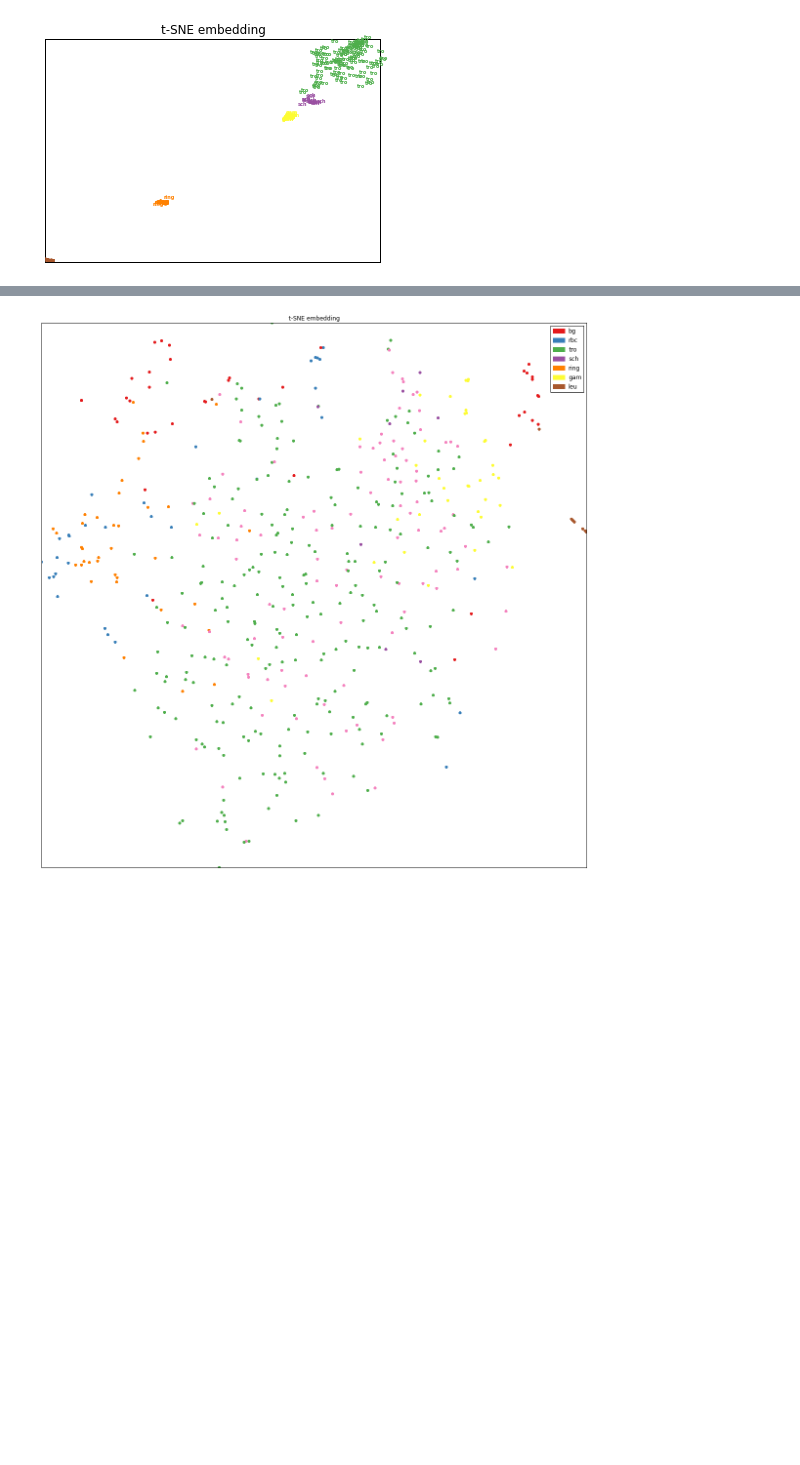
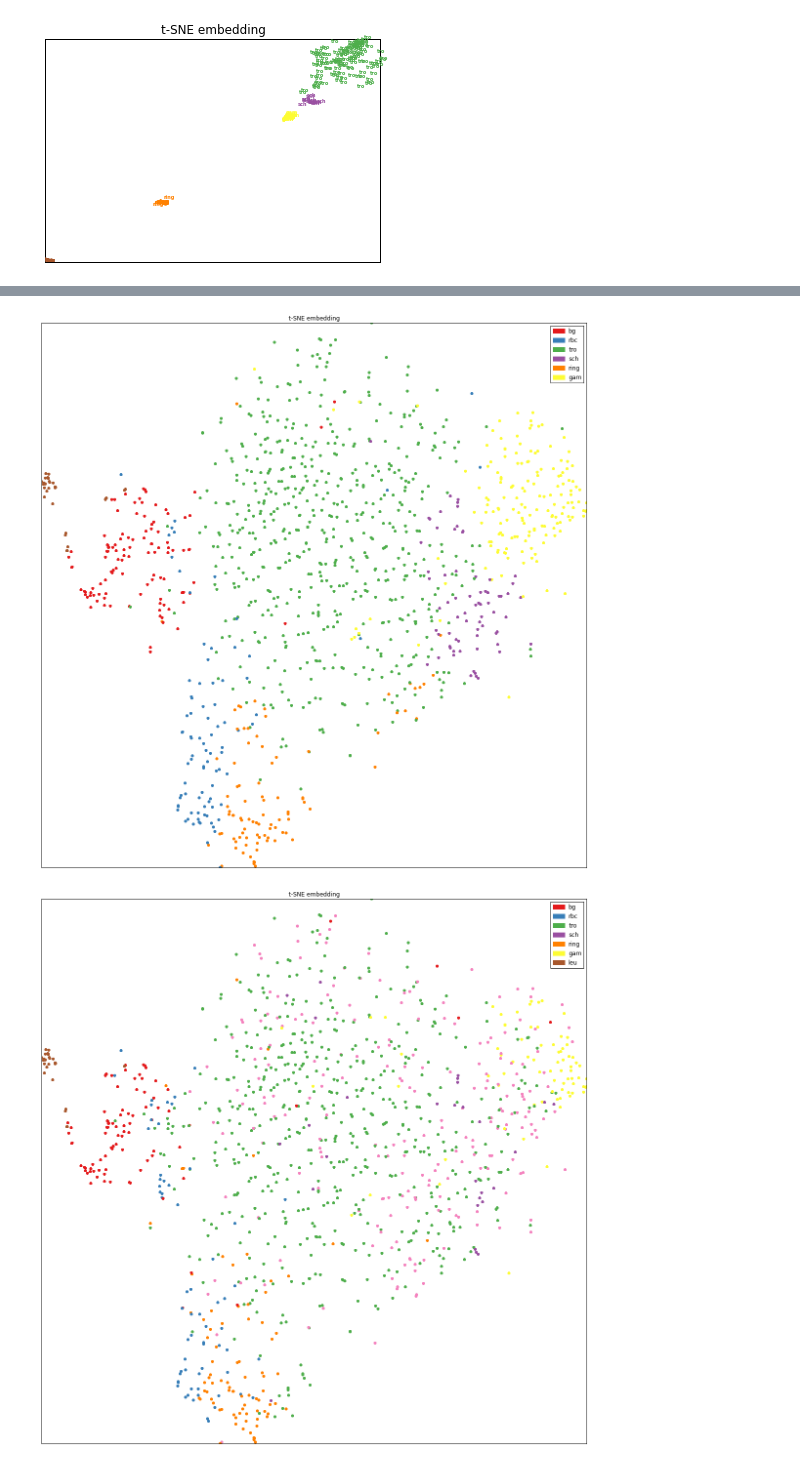
Before and after one commit to jhung0/VOC_format, a Jupyter notebook: tsne.ipynb, the cells around one changed output, grey strips where cells are left out. Saved outputs shown, nothing was run; the diff lists cells and outputs as text; code cells hidden in the pictures; blank space fills up the shorter version.

```diff
--- a/tsne.ipynb
+++ b/tsne.ipynb
@@ -153,7 +172,8 @@ filenames.extend(filenames2)
 num_images = len(filenames)
 random.shuffle(filenames)
 
-model_file = os.path.join(caffe_dir, 'models/bvlc_reference_caffenet/caffenet_train_iter_5000.caffemodel')
+model_file = 'models/bvlc_reference_caffenet/caffenet_train_iter_50000.caffemodel' #bvlc_reference_caffenet.caffemodel' #
+model_file = os.path.join(caffe_dir, model_file)
 deploy_prototxt = os.path.join(caffe_dir, 'models/bvlc_reference_caffenet/deploy.prototxt')
 net = caffe.Net(deploy_prototxt, model_file, caffe.TEST)
 net.name = os.path.splitext(os.path.basename(model_file))[0]
@@ -170,7 +190,8 @@ blob.ParseFromString(data)
 arr = np.array( caffe.io.blobproto_to_array(blob) )
 out = arr[0]
 
-transformer = caffe.io.Transformer({'data': net.blobs['data'].data.shape})
-transformer.set_mean('data', out.mean(1).mean(1))
+transformer = caffe.io.Transformer({'data': net.blobs['data'].data.shape})#, 'mirror': False, 'crop_size': 227, 'mean_file':"/home/ubuntu/caffe/data/try1/imagenet_mean.binaryproto"})
+transformer.set_mean('data',out)#.mean(1).mean(1))
 transformer.set_transpose('data', (2,0,1))
 transformer.set_raw_scale('data', 255.0)
+transformer.set_channel_swap('data', (2,1,0))
@@ -544,7 +569,7 @@ plt.show()
 #y: corresponding labels (according to the ground truth)
 X = np.array([]).reshape(0,4096)
 y = np.array([])
-y_image = np.array([])
+y_model = np.array([])
 NMS_THRESH = 0.3
 SCORE_THRESH = 0.65
 max_per_image = 200
@@ -558,19 +583,19 @@ box_coordinates = np.array([]).reshape(0,4)
 coordinates = []
 input_image_file = []
 images = []
-num_objects = 500
+num_objects = len(filenames)
 data_dir = '/home/ubuntu/caffe/'
 
 for i in xrange(num_objects):
     obj_info = filenames[i].strip().split(' ')
     input_image_file.append(obj_info[0])
-    print i, input_image_file[i]
+
     #img = cv2.imread(os.path.join(data_dir, 'examples', 'try1', 'test', input_image_file[i]+'.jpg'))
     label = int(obj_info[1])
 
     #run through
     img = caffe.io.load_image(os.path.join(data_dir, 'examples', 'try1', 'test', input_image_file[i]))
-    net.blobs['data'].reshape(1,3,227,227)
+    net.blobs['data'].reshape(1, 3, 227,227)
     net.blobs['data'].data[...] = transformer.preprocess('data', img)
     output = net.forward()
 
@@ -578,5 +603,8 @@ for i in xrange(num_objects):
     feat = net.blobs[layer].data
 
     X = np.concatenate((X, feat), axis=0)
+    y_model = np.append(y_model, np.array([np.argmax(output['prob'])]))
     y = np.append(y, np.array([label]))
+
+    print i, input_image_file[i], y_model[-1], y[-1]
 # %% [output]
@@ -600,13 +628,23 @@ for i in xrange(num_objects):
 # %%
 import bhtsne
-X_tsne = bhtsne.tsne(X)
-#model = TSNE(n_components=2, init='pca', learning_rate=200, n_iter=200)
+num_points = 915
+#X_tsne = bhtsne.tsne(X[0:num_points, :], perplexity=50)
+X_tsne = bhtsne.tsne(X, perplexity=30)
+#model = TSNE(n_components=2, init='pca', learning_rate=500, perplexity=30.0, n_iter=10000, n_iter_without_progress=1000)
 #X_tsne = model.fit_transform(X)
+#plot_embedding(X_tsne, y_model[0:num_points], "t-SNE embedding")
+plot_embedding(X_tsne, y_model, "t-SNE embedding")
+plt.show()
+
 plot_embedding(X_tsne, y, "t-SNE embedding")
+plt.show()
+
+plot_embedding(X_tsne, y, "t-SNE embedding", images=input_image_file)
 plt.show()
 
 #idx_noRBC = [i for i in range(len(y)) if y[i] != 1]
 #plot_embedding(X_tsne[idx_noRBC, :], y[idx_noRBC], "t-SNE embedding")
 #plt.show()
 # %% [output]
-[figure, old version]
+[figure, new version]
+[figure, added]
```
Also changed, not shown: parts of 9 cells of this notebook, 1 other file.
